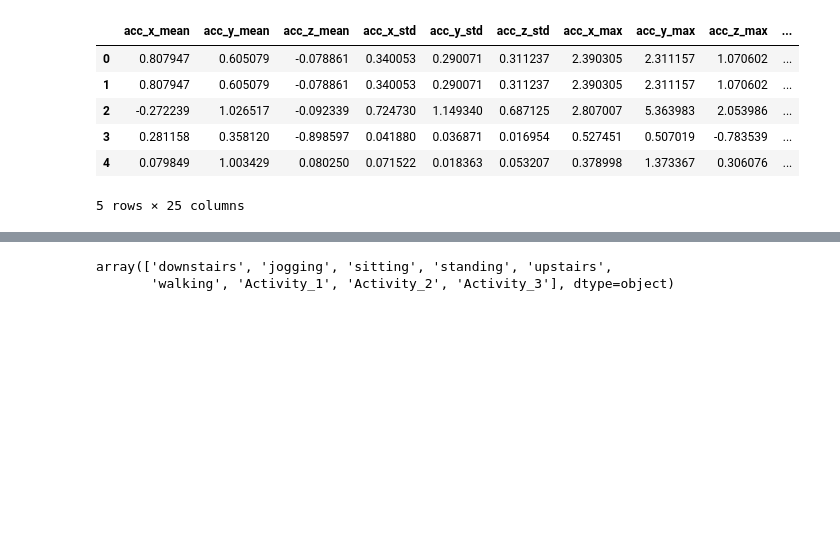
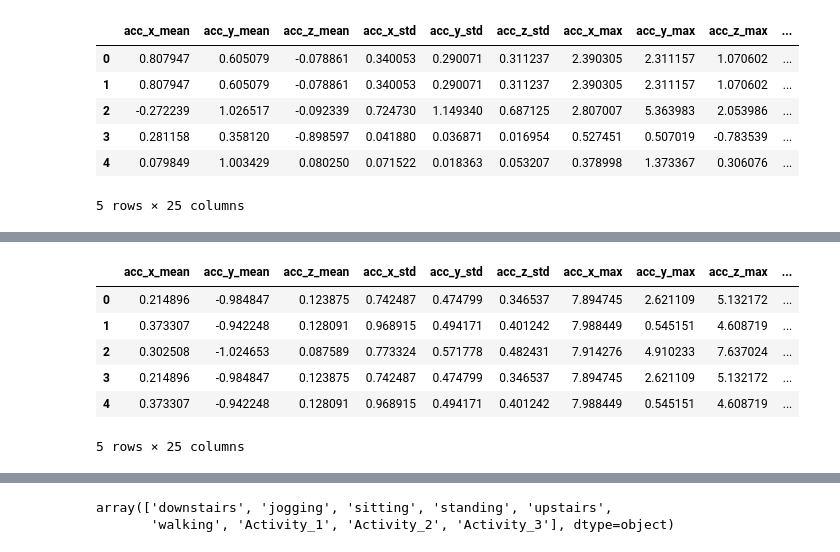
Before and after one commit to MorningStarTM/human-activity-recognition, a Jupyter notebook: notebook/trail_1.ipynb, the cells around one changed output, grey strips where cells are left out. Cells and saved outputs as stored; diff of their text form; code cells hidden in the pictures; blank space fills up the shorter version.

```diff
--- a/notebook/trail_1.ipynb
+++ b/notebook/trail_1.ipynb
@@ -59,0 +28,11 @@ df.describe()
+# %%
+df2 = pd.read_csv("E:\\github_clone\\human-activity-recognition\\data\\compressed_activity_data.csv")
+df2.head()
+# %% [output]
+|  | acc_x_mean | acc_y_mean | acc_z_mean | acc_x_std | acc_y_std | acc_z_std | acc_x_max | acc_y_max | acc_z_max | ... |
+| 0 | 0.214896 | -0.984847 | 0.123875 | 0.742487 | 0.474799 | 0.346537 | 7.894745 | 2.621109 | 5.132172 | ... |
+| 1 | 0.373307 | -0.942248 | 0.128091 | 0.968915 | 0.494171 | 0.401242 | 7.988449 | 0.545151 | 4.608719 | ... |
+| 2 | 0.302508 | -1.024653 | 0.087589 | 0.773324 | 0.571778 | 0.482431 | 7.914276 | 4.910233 | 7.637024 | ... |
+| 3 | 0.214896 | -0.984847 | 0.123875 | 0.742487 | 0.474799 | 0.346537 | 7.894745 | 2.621109 | 5.132172 | ... |
+| 4 | 0.373307 | -0.942248 | 0.128091 | 0.968915 | 0.494171 | 0.401242 | 7.988449 | 0.545151 | 4.608719 | ... |
+5 rows × 25 columns
```
Also changed, not shown: parts of 64 cells of this notebook, 3 other files.
